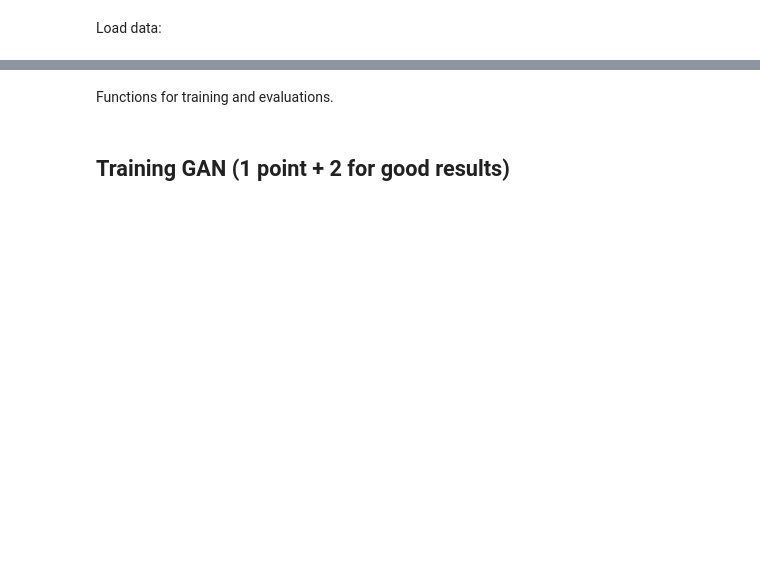
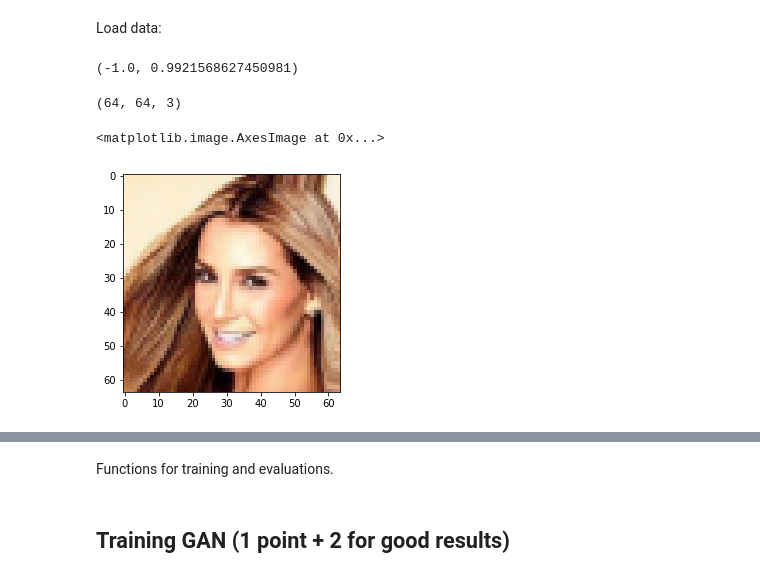
Before and after one commit to avdolgikh/cv_course, a Jupyter notebook: w5/gan_faces.ipynb, the cells around one changed output, grey strips where cells are left out. Cells and saved outputs as stored; diff of their text form; code cells hidden in the pictures; blank space fills up the shorter version.

```diff
--- a/w5/gan_faces.ipynb
+++ b/w5/gan_faces.ipynb
@@ -134,5 +249,22 @@ g_optim = tf.train.AdamOptimizer(LEARNING_RATE, beta1=BETA) \
 # %% [markdown]
 Load data:
 # %%
-data = glob(os.path.join(DATA_PATH, "*.png"))
+data = glob(os.path.join(DATA_PATH, "*.jpg"))
 assert(len(data) > 0), "Length of training data should be more than zero"
+# %%
+img = get_image(data[0], IMAGE_SIZE)
+# %%
+np.min(img), np.max(img)
+# %% [output]
+(-1.0, 0.9921568627450981)
+# %%
+img = inverse_transform([img])[0]
+# %%
+img.shape
+# %% [output]
+(64, 64, 3)
+# %%
+plt.imshow(img)
+# %% [output]
+<matplotlib.image.AxesImage at 0x...>
+[figure, added]
```
Also changed, not shown: parts of 17 cells of this notebook, 4 other files.
